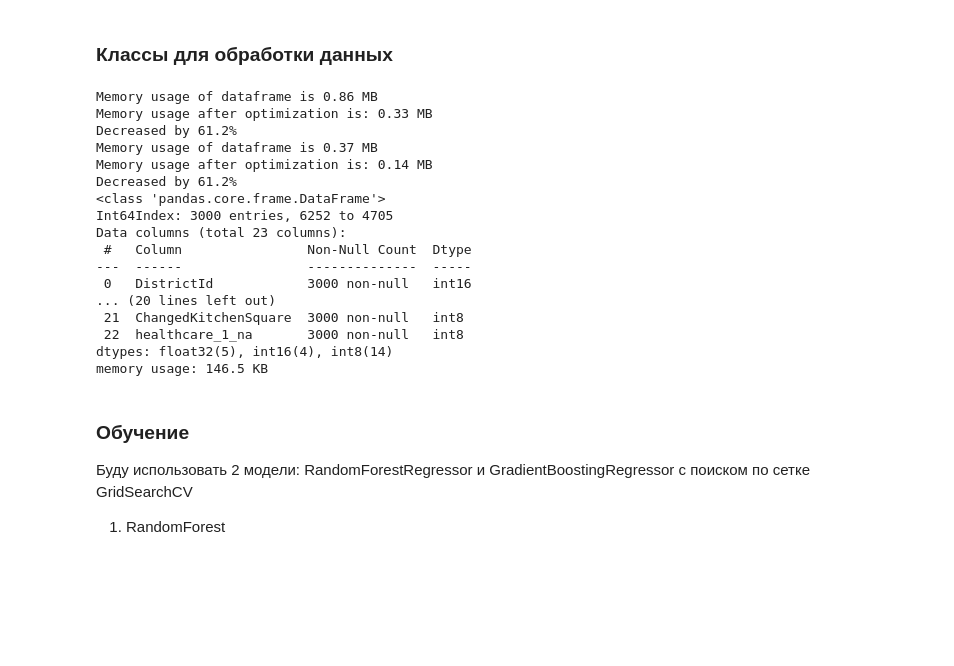
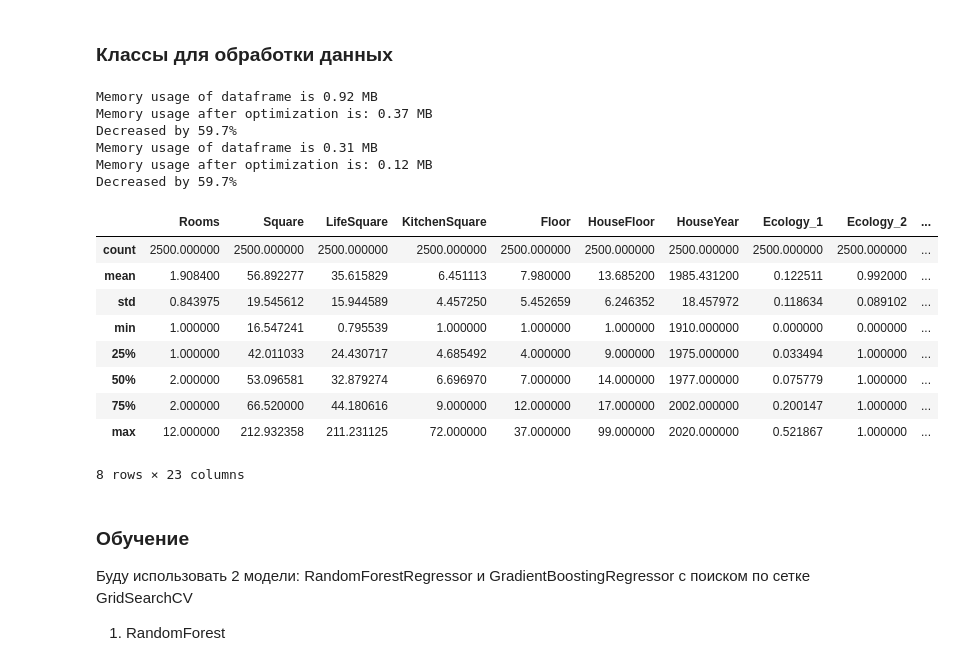
Before and after one commit to AlexanderMaslikhin/pandas_curs, a Jupyter notebook: data_analysis.ipynb, the cells around one changed output. Cells and saved outputs as stored; diff of their text form; code cells hidden in the pictures; blank space fills up the shorter version.

```diff
--- a/data_analysis.ipynb
+++ b/data_analysis.ipynb
@@ -478,32 +465,36 @@ class DataPipeline:
 # %%
 from sklearn.model_selection import train_test_split
 
 ### считаем данные
 df = pd.read_csv("./train.csv")
 data_pl = DataPipeline()
 
-X_train, X_test, y_train, y_test = data_pl.fit(df, 0.3)
+y = df['Price']
+X = df.drop(columns="Price")
+X_train, X_test, y_train, y_test = train_test_split(X, y, test_size=0.25, shuffle=True, random_state=42)
+
+data_pl.fit(X_train, y_train, df)
+
 X_train = data_pl.transform(X_train)
 X_test = data_pl.transform(X_test)
-X_test.info()
+X_test.describe()
 # %% [output]
-Memory usage of dataframe is 0.86 MB
-Memory usage after optimization is: 0.33 MB
-Decreased by 61.2%
-Memory usage of dataframe is 0.37 MB
-Memory usage after optimization is: 0.14 MB
-Decreased by 61.2%
-<class 'pandas.core.frame.DataFrame'>
-Int64Index: 3000 entries, 6252 to 4705
-Data columns (total 23 columns):
- #   Column                Non-Null Count  Dtype
----  ------                --------------  -----
- 0   DistrictId            3000 non-null   int16
-... (20 lines left out)
- 21  ChangedKitchenSquare  3000 non-null   int8
- 22  healthcare_1_na       3000 non-null   int8
-dtypes: float32(5), int16(4), int8(14)
-memory usage: 146.5 KB
+Memory usage of dataframe is 0.92 MB
+Memory usage after optimization is: 0.37 MB
+Decreased by 59.7%
+Memory usage of dataframe is 0.31 MB
+Memory usage after optimization is: 0.12 MB
+Decreased by 59.7%
+|  | Rooms | Square | LifeSquare | KitchenSquare | Floor | HouseFloor | HouseYear | Ecology_1 | Ecology_2 | ... |
+| count | 2500.000000 | 2500.000000 | 2500.000000 | 2500.000000 | 2500.000000 | 2500.000000 | 2500.000000 | 2500.000000 | 2500.000000 | ... |
+| mean | 1.908400 | 56.892277 | 35.615829 | 6.451113 | 7.980000 | 13.685200 | 1985.431200 | 0.122511 | 0.992000 | ... |
+| std | 0.843975 | 19.545612 | 15.944589 | 4.457250 | 5.452659 | 6.246352 | 18.457972 | 0.118634 | 0.089102 | ... |
+| min | 1.000000 | 16.547241 | 0.795539 | 1.000000 | 1.000000 | 1.000000 | 1910.000000 | 0.000000 | 0.000000 | ... |
+| 25% | 1.000000 | 42.011033 | 24.430717 | 4.685492 | 4.000000 | 9.000000 | 1975.000000 | 0.033494 | 1.000000 | ... |
+| 50% | 2.000000 | 53.096581 | 32.879274 | 6.696970 | 7.000000 | 14.000000 | 1977.000000 | 0.075779 | 1.000000 | ... |
+| 75% | 2.000000 | 66.520000 | 44.180616 | 9.000000 | 12.000000 | 17.000000 | 2002.000000 | 0.200147 | 1.000000 | ... |
+| max | 12.000000 | 212.932358 | 211.231125 | 72.000000 | 37.000000 | 99.000000 | 2020.000000 | 0.521867 | 1.000000 | ... |
+8 rows × 23 columns
 # %% [markdown]
 ### Обучение
 
```
Also changed, not shown: parts of 14 cells of this notebook.
